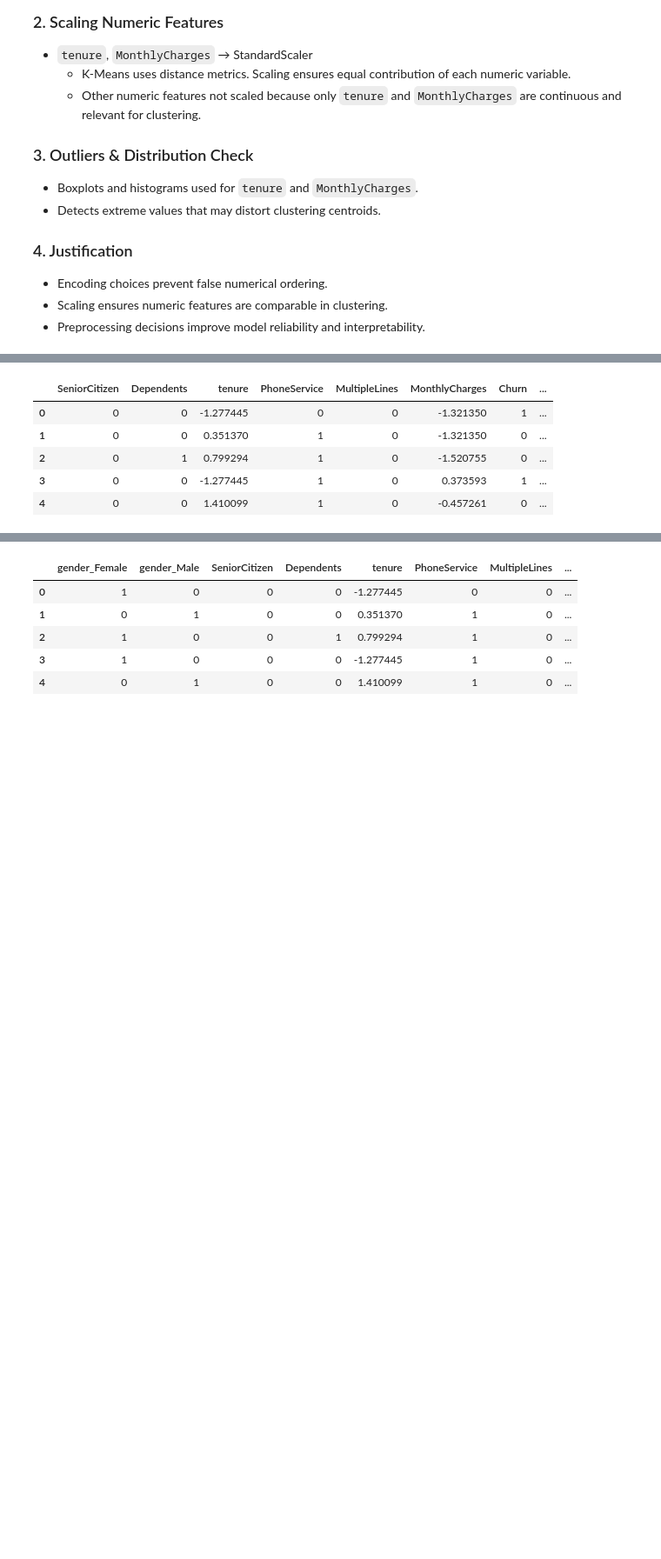
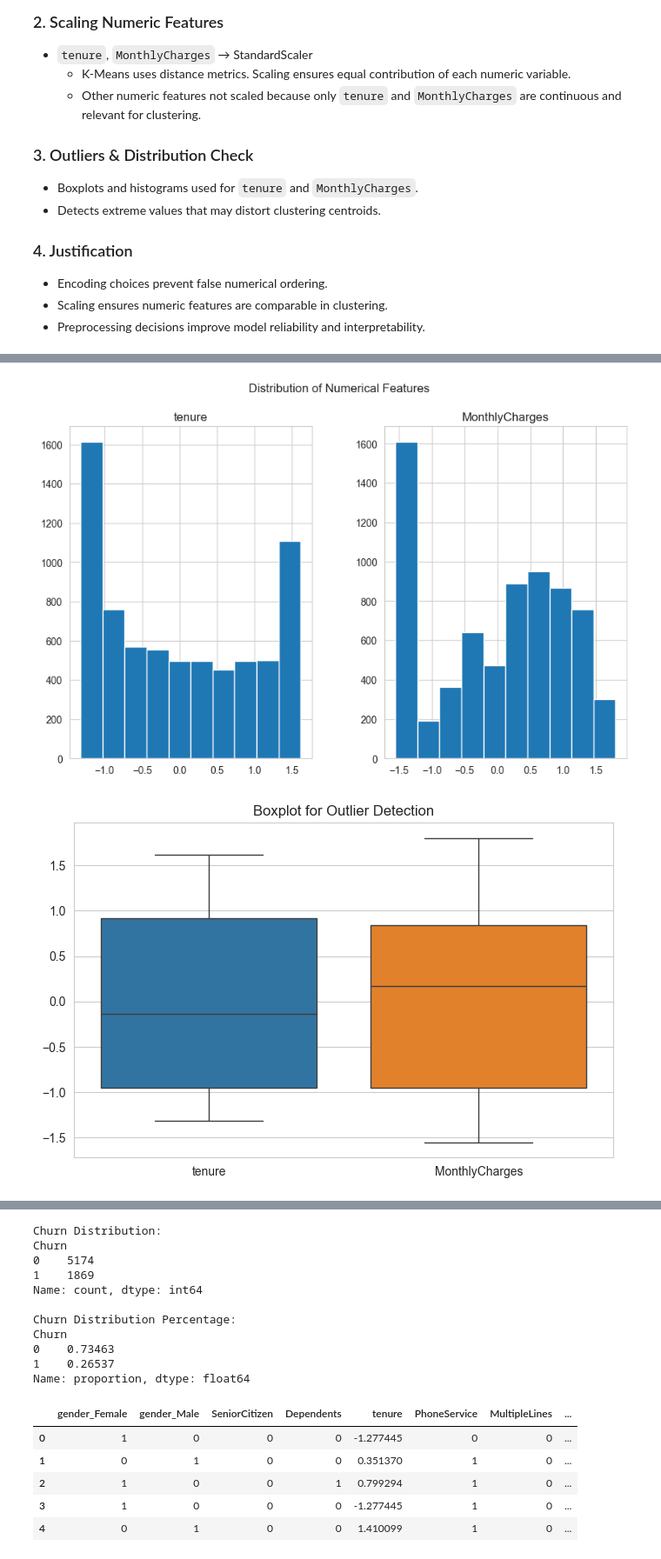
Before and after one commit to savanidarshak0493/Telecom_Customer_Churn_G6, a Jupyter notebook: Scripts/data_preparation_script/01_data_preparation_and_eda.ipynb, the cells around one changed output, grey strips where cells are left out. Shown at 87% size. Saved outputs shown, nothing was run; the diff lists cells and outputs as text; code cells hidden in the pictures; blank space fills up the shorter version.

Commit message:
Fix preprocessing pipeline, encoding validation, scaling correction and EDA improvements

```diff
--- a/Scripts/data_preparation_script/01_data_preparation_and_eda.ipynb
+++ b/Scripts/data_preparation_script/01_data_preparation_and_eda.ipynb
@@ -152,46 +152,82 @@ Summary statistics:
 - Preprocessing decisions improve model reliability and interpretability.
 # %%
 # ---- 1. Encoding Categorical Variables ----
-# Binary/Label Encoding
+from sklearn.preprocessing import LabelEncoder, StandardScaler
+import seaborn as sns
+import matplotlib.pyplot as plt
+
+# Binary/Label Encoding (for Yes/No type columns)
 binary_cols = ['SeniorCitizen', 'Dependents', 'PhoneService', 'MultipleLines', 'Churn']
 le = LabelEncoder()
+
 for col in binary_cols:
     data[col] = le.fit_transform(data[col])
 
-# One-Hot Encoding
+# One-Hot Encoding for nominal categorical variables
 one_hot_cols = ['gender', 'InternetService', 'Contract']
-data = pd.get_dummies(data, columns=one_hot_cols,dtype=int)
+existing_cols = [col for col in one_hot_cols if col in data.columns]
+
+if existing_cols:
+    data = pd.get_dummies(data, columns=existing_cols, dtype=int)
+
 
 # ---- 2. Scaling Numeric Features ----
 scaler = StandardScaler()
 numeric_cols = ['tenure', 'MonthlyCharges']
+
 data[numeric_cols] = scaler.fit_transform(data[numeric_cols])
 
-# ---- 3. Quick check ----
+
+# ---- 3. Quick Data Check ----
 print(data.head())
 print(data.info())
-data.head()
+
+
+# ---- 4. Distribution Analysis ----
+data[['tenure','MonthlyCharges']].hist(figsize=(10,6))
+plt.suptitle("Distribution of Numerical Features")
+plt.show()
+
+
+# ---- 5. Outlier Detection (Boxplot) ----
+plt.figure(figsize=(8,5))
+sns.boxplot(data=data[['tenure','MonthlyCharges']])
+plt.title("Boxplot for Outlier Detection")
+plt.show()
+
+
+# ---- 6. Correlation Analysis ----
+plt.figure(figsize=(10,8))
+corr = data.corr()
+
+sns.heatmap(corr, cmap='coolwarm')
+plt.title("Feature Correlation Heatmap")
+plt.show()
+
+
+# ---- 7. Churn Class Distribution (Class Imbalance Check) ----
+print("Churn Distribution:")
+print(data['Churn'].value_counts())
+
+print("\nChurn Distribution Percentage:")
+print(data['Churn'].value_counts(normalize=True))
 # %% [output]
    SeniorCitizen  Dependents    tenure  PhoneService  MultipleLines  \
 0              0           0 -1.277445             0              0
 1              0           0  0.351370             1              0
 2              0           1  0.799294             1              0
 3              0           0 -1.277445             1              0
 4              0           0  1.410099             1              0
 
    MonthlyCharges  Churn  gender_Female  gender_Male  InternetService_DSL  \
 0       -1.321350      1              1            0                    1
 1       -1.321350      0              0            1                    1
 2       -1.520755      0              1            0                    1
 3        0.373593      1              1            0                    1
 ... (33 lines left out)
  13  Contract_Two year            7043 non-null   int64
 dtypes: float64(2), int64(12)
 memory usage: 770.5 KB
 None
-|  | SeniorCitizen | Dependents | tenure | PhoneService | MultipleLines | MonthlyCharges | Churn | ... |
-| 0 | 0 | 0 | -1.277445 | 0 | 0 | -1.321350 | 1 | ... |
-| 1 | 0 | 0 | 0.351370 | 1 | 0 | -1.321350 | 0 | ... |
-| 2 | 0 | 1 | 0.799294 | 1 | 0 | -1.520755 | 0 | ... |
-| 3 | 0 | 0 | -1.277445 | 1 | 0 | 0.373593 | 1 | ... |
-| 4 | 0 | 0 | 1.410099 | 1 | 0 | -0.457261 | 0 | ... |
+[figure, added]
+[figure, added]
@@ -198,3 +235,14 @@ None
+Churn Distribution:
+Churn
+0    5174
+1    1869
+Name: count, dtype: int64
+
+Churn Distribution Percentage:
+Churn
+0    0.73463
+1    0.26537
+Name: proportion, dtype: float64
 # %%
 # Define the new column order
 cols = ['gender_Female', 'gender_Male', 'SeniorCitizen', 'Dependents', 'tenure',
```
Also changed, not shown: parts of 1 cell of this notebook, 1 other file.
